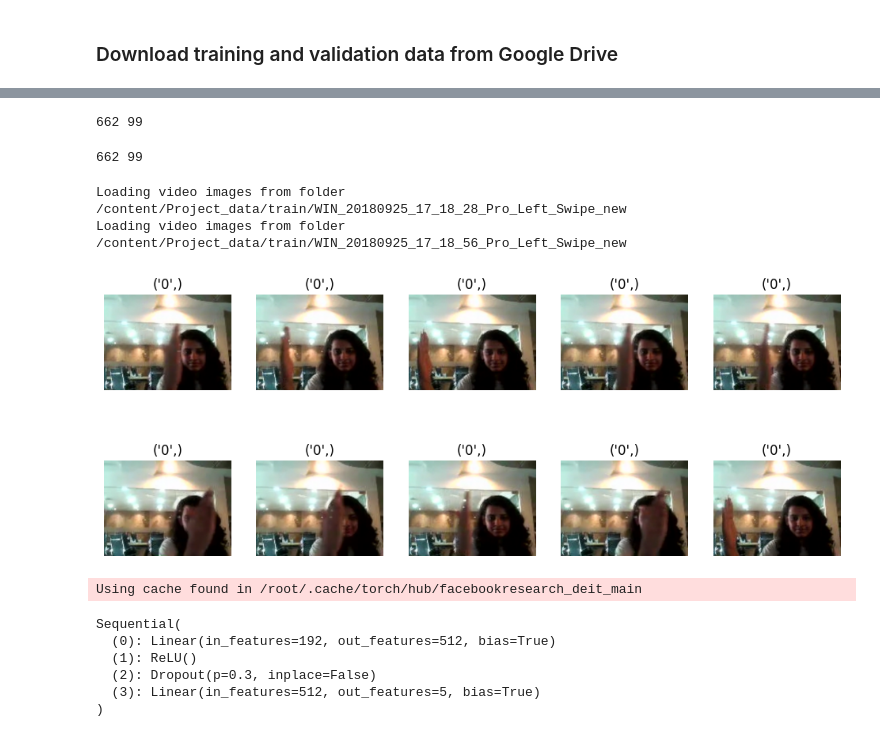
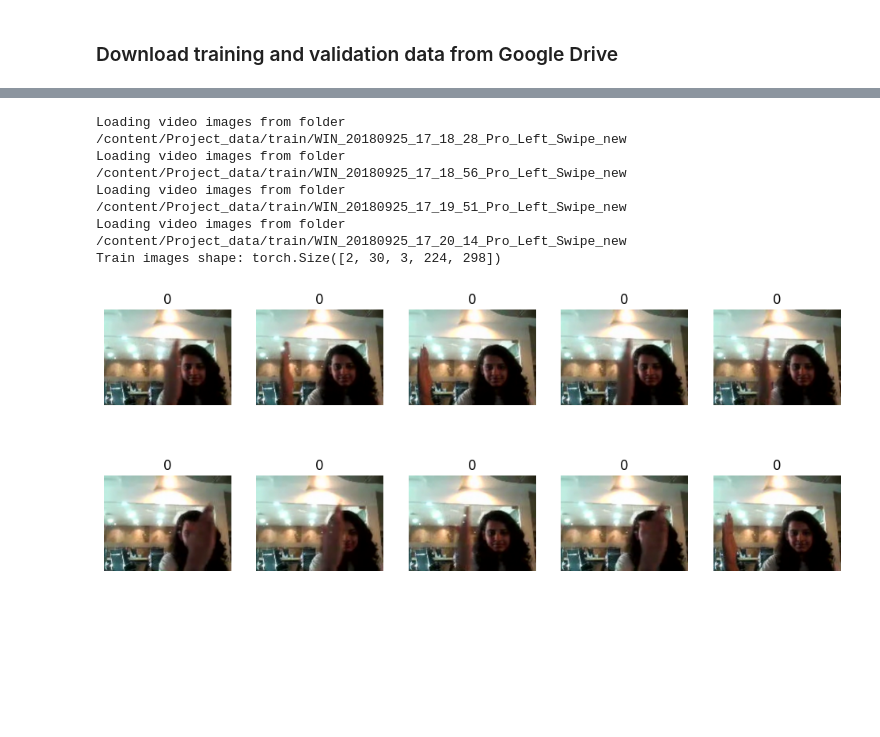
Before and after one commit to venkataravuri/upgrad-gesture-recognition, a Jupyter notebook: gesture-recognition.ipynb, the cells around one changed output, grey strips where cells are left out. Saved outputs shown, nothing was run; the diff lists cells and outputs as text; code cells hidden in the pictures; blank space fills up the shorter version.

```diff
--- a/gesture-recognition.ipynb
+++ b/gesture-recognition.ipynb
@@ -61,8 +62,8 @@ df = pd.DataFrame(train_data_df.iloc[:, 0].str.split(';').tolist(), columns = ['
 classes = df['class'].unique()
 # %%
 # Hyperparameters
-num_epochs = 10
-batch_size = 1
+num_epochs = 1
+batch_size = 2
 learning_rate = 0.001
 # %%
 class CustomVideoDataset(Dataset):
@@ -89,10 +90,10 @@ class CustomVideoDataset(Dataset):
 
     label = self.data[index][2]
 
-    x = torch.stack(images)
+    X = torch.stack(images)
     y = torch.tensor(int(label), dtype=torch.long)
 
-    return x, y
+    return X, y
 # %%
 transform = transforms.Compose([
   transforms.Resize(224),
@@ -117,11 +109,3 @@ dataset_sizes = {
-# %%
-print(len(train_loader), len(val_loader))
-# %% [output]
-662 99
-# %%
-print(len(train_dataset), len(val_dataset))
-# %% [output]
-662 99
 # %%
 def inverse_normalize(tensor, mean=(0.485, 0.456, 0.406), std=(0.229, 0.224, 0.225)):
     mean = torch.as_tensor(mean, dtype=tensor.dtype, device=tensor.device)
@@ -133,43 +117,24 @@ def inverse_normalize(tensor, mean=(0.485, 0.456, 0.406), std=(0.229, 0.224, 0.2
     tensor.mul_(std).add_(mean)
     return tensor
 # %%
-train_video_images, label = next(iter(train_loader))
+batch_of_video_image_frames, labels = next(iter(train_loader))
+print(f'Train images shape: {batch_of_video_image_frames.shape}')
+
 _, axs = plt.subplots(2, 5, figsize=(12, 5))
 
 index = 0
 for row in range(2):
   for col in range(5):
-    input_tensor= inverse_normalize(tensor=train_video_images[index])
+    input_tensor= inverse_normalize(tensor=batch_of_video_image_frames[0][index])
     img = input_tensor.squeeze(0)
     axs[row, col].imshow(transforms.ToPILImage()(img))
-    axs[row, col].set_title(label)
+    axs[row, col].set_title(labels[0].item())
     axs[row, col].axis('off')
     index += 1
 # %% [output]
 Loading video images from folder /content/Project_data/train/WIN_20180925_17_18_28_Pro_Left_Swipe_new
 Loading video images from folder /content/Project_data/train/WIN_20180925_17_18_56_Pro_Left_Swipe_new
+Loading video images from folder /content/Project_data/train/WIN_20180925_17_19_51_Pro_Left_Swipe_new
+Loading video images from folder /content/Project_data/train/WIN_20180925_17_20_14_Pro_Left_Swipe_new
+Train images shape: torch.Size([2, 30, 3, 224, 298])
-[figure, old version]
+[figure, new version]
-# %%
-model = torch.hub.load('facebookresearch/deit:main', 'deit_tiny_patch16_224', pretrained=True)
-# %% [output]
-Using cache found in /root/.cache/torch/hub/facebookresearch_deit_main
-# %%
-for param in model.parameters(): #freeze model
-    param.requires_grad = False
-
-n_inputs = model.head.in_features
-model.head = nn.Sequential(
-    nn.Linear(n_inputs, 512),
-    nn.ReLU(),
-    nn.Dropout(0.3),
-    nn.Linear(512, len(classes))
-)
-print(model.head)
-model = model.to(device)
-# %% [output]
-Sequential(
-  (0): Linear(in_features=192, out_features=512, bias=True)
-  (1): ReLU()
-  (2): Dropout(p=0.3, inplace=False)
-  (3): Linear(in_features=512, out_features=5, bias=True)
-)
```
Also changed, not shown: parts of 10 cells of this notebook.
